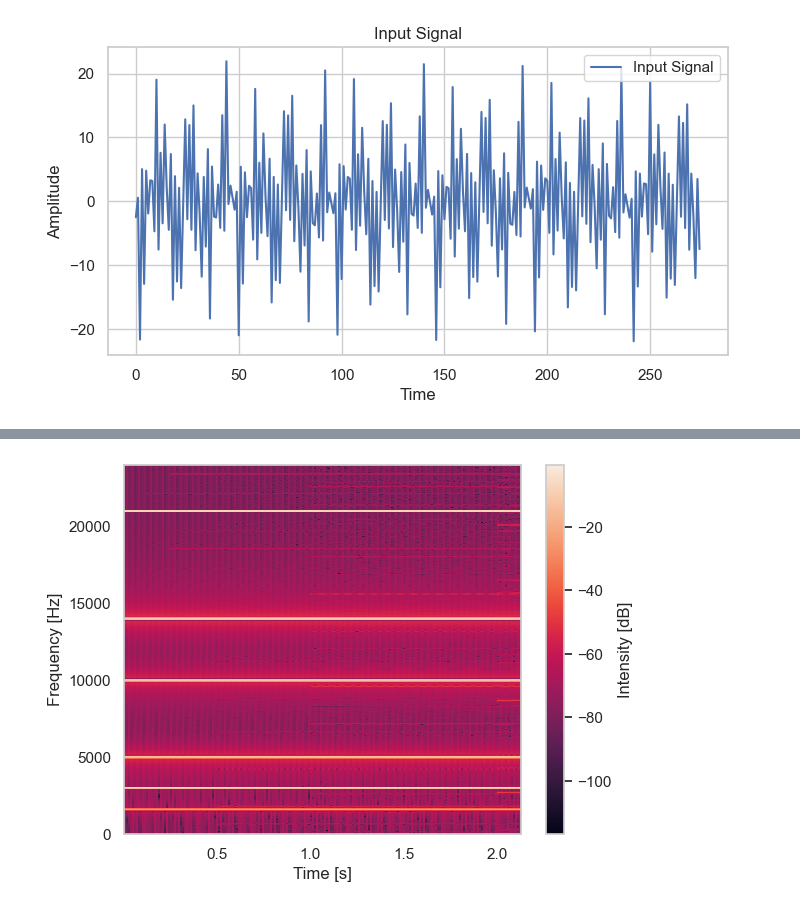
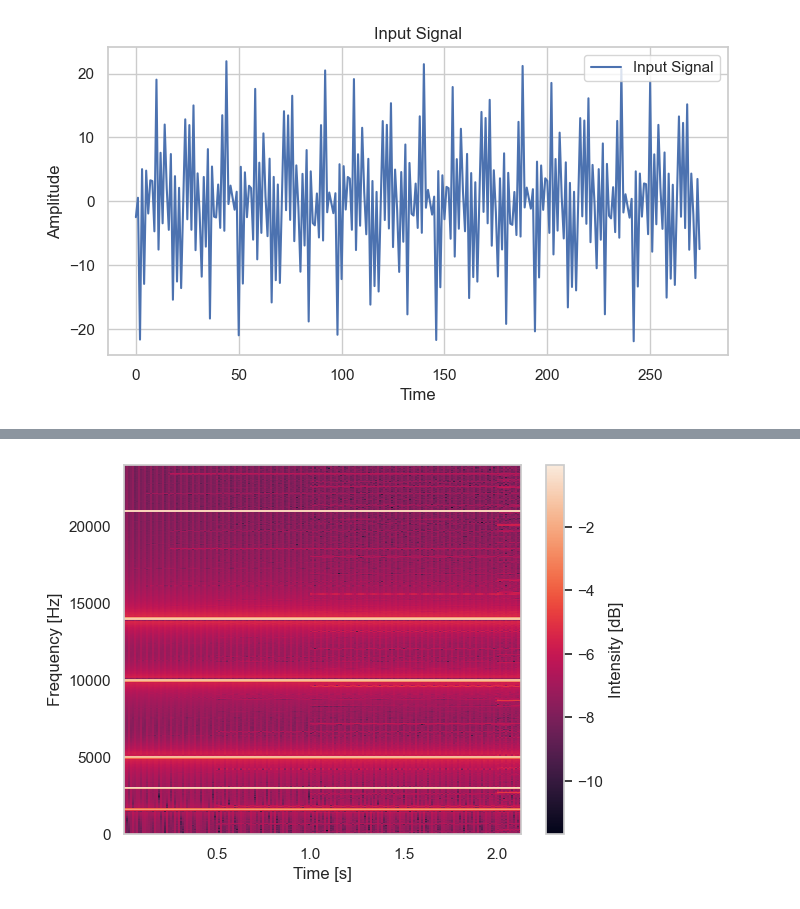
Before and after one commit to hissain/dsp-spectrogram, a Jupyter notebook: python/spectrogram.ipynb, the cells around one changed output, grey strips where cells are left out. Saved outputs shown, nothing was run; the diff lists cells and outputs as text; code cells hidden in the pictures.

```diff
--- a/python/spectrogram.ipynb
+++ b/python/spectrogram.ipynb
@@ -64,21 +64,21 @@ plt.show()
 # %%
 import numpy as np
 import scipy.signal
 import matplotlib.pyplot as plt
 
 # Generate spectrogram
 fs = 48000
 nperseg = 1024  # Length of each segment
 noverlap = nperseg*0.5  # Overlap between segments
 nfft = 1024
 
 f, t, Sxx = scipy.signal.spectrogram(inputSignal, fs=fs, nperseg=nperseg, noverlap=noverlap, nfft=nfft, window='hamming')
 
 # Plot spectrogram
-plt.pcolormesh(t, f, 10 * np.log10(Sxx))  # Convert to dB
+plt.pcolormesh(t, f, np.log10(Sxx))  # Convert to dB
 plt.ylabel('Frequency [Hz]')
 plt.xlabel('Time [s]')
 plt.colorbar(label='Intensity [dB]')
 plt.show()
 # %% [output]
-[figure, old version]
+[figure, new version]
```
Also changed, not shown: parts of 1 cell of this notebook, 8 other files.
